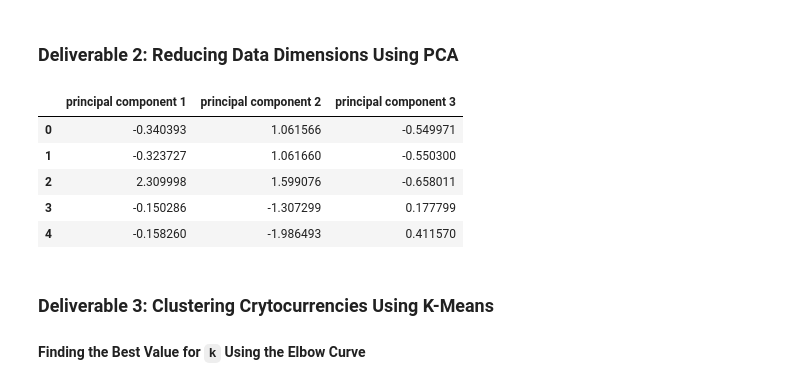
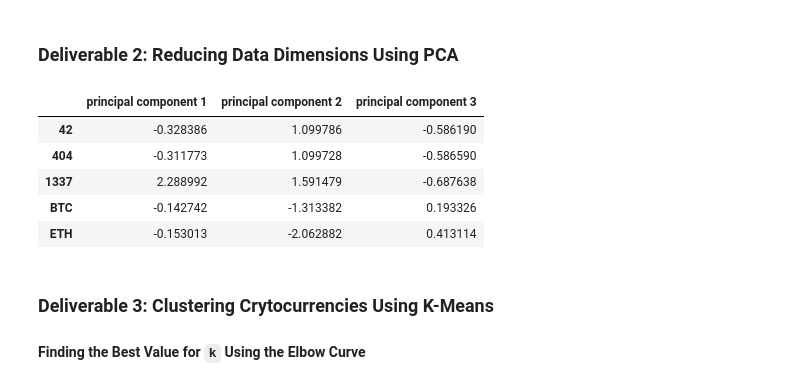
Before and after one commit to harg74/Cryptocurrencies, a Jupyter notebook: crypto_clustering.ipynb, the cells around one changed output. Saved outputs shown, nothing was run; the diff lists cells and outputs as text; code cells hidden in the pictures.

Commit message:
update dataframe df_crypto_pca

```diff
--- a/crypto_clustering.ipynb
+++ b/crypto_clustering.ipynb
@@ -192,7 +192,7 @@ crypto_dummies
 532 rows × 98 columns
 # %%
 # Standardize the data with StandardScaler().
-crypto_dummies = StandardScaler().fit_transform(X)
+crypto_dummies_scaled = StandardScaler().fit_transform(crypto_dummies)
 #crypto_dummies[:1]
 # %% [markdown]
 ### Deliverable 2: Reducing Data Dimensions Using PCA
@@ -200,18 +200,19 @@ crypto_dummies = StandardScaler().fit_transform(X)
 # Using PCA to reduce dimension to three principal components.
 # Initialize PCA model
 pca = PCA(n_components=3)
-crypto_pca = pca.fit_transform(crypto_dummies)
+crypto_pca = pca.fit_transform(crypto_dummies_scaled)
+#crypto_pca
 # %%
 # Create a DataFrame with the three principal components.
-df_crypto_pca = pd.DataFrame(crypto_pca, columns=['principal component 1', 'principal component 2', 'principal component 3'])
+df_crypto_pca = pd.DataFrame(crypto_pca, columns=['principal component 1', 'principal component 2', 'principal component 3'], index=crypto_dummies.index)
 df_crypto_pca.head(5)
 # %% [output]
 |  | principal component 1 | principal component 2 | principal component 3 |
-| 0 | -0.340393 | 1.061566 | -0.549971 |
-| 1 | -0.323727 | 1.061660 | -0.550300 |
-| 2 | 2.309998 | 1.599076 | -0.658011 |
-| 3 | -0.150286 | -1.307299 | 0.177799 |
-| 4 | -0.158260 | -1.986493 | 0.411570 |
+| 42 | -0.328386 | 1.099786 | -0.586190 |
+| 404 | -0.311773 | 1.099728 | -0.586590 |
+| 1337 | 2.288992 | 1.591479 | -0.687638 |
+| BTC | -0.142742 | -1.313382 | 0.193326 |
+| ETH | -0.153013 | -2.062882 | 0.413114 |
 # %% [markdown]
 ### Deliverable 3: Clustering Crytocurrencies Using K-Means
 
```
